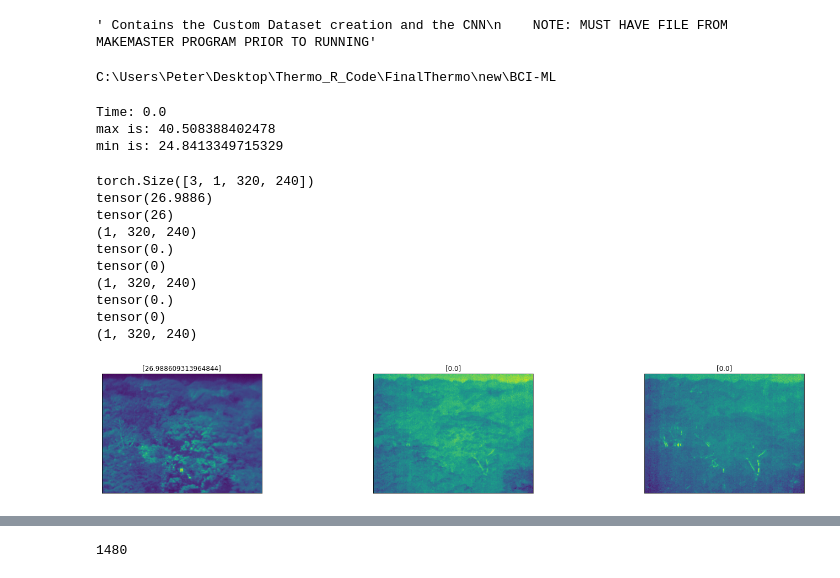
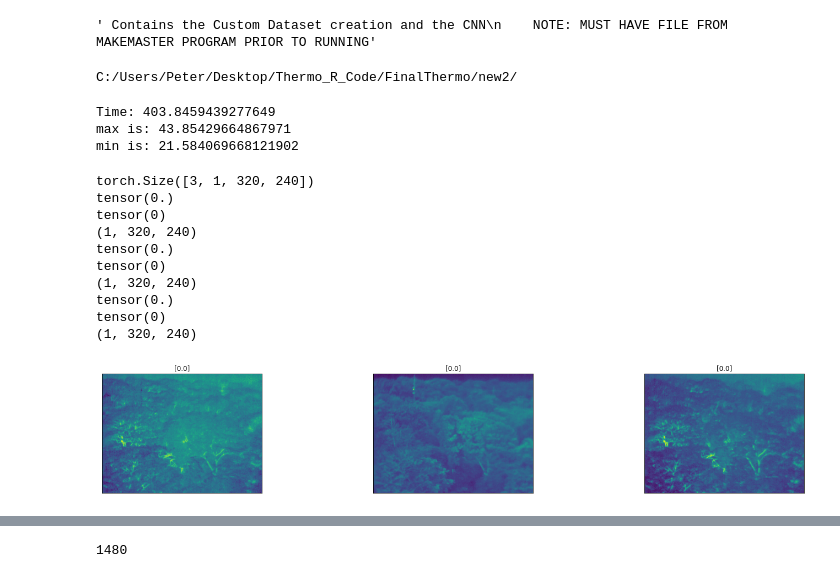
Before and after one commit to PJKarras/BCI-ML, a Jupyter notebook: Dataset_CNN_fin3_native.ipynb, the cells around one changed output, grey strips where cells are left out. Drawn from its saved outputs; the diff is of its cells as text; code cells hidden in the pictures.

Commit message:
New Trained Models

```diff
--- a/Dataset_CNN_fin3_native.ipynb
+++ b/Dataset_CNN_fin3_native.ipynb
@@ -29,9 +29,12 @@ from torch.utils.data.dataset import Dataset  # For custom datasets
 # Issues with directories, use this to reset cwd and then move into desired directory
 #os.chdir("/content")
 startingDir = os.getcwd()
+if startingDir != r"C:/Users/Peter/Desktop/Thermo_R_Code/FinalThermo/new2/":
+    startingDir = r"C:/Users/Peter/Desktop/Thermo_R_Code/FinalThermo/new2/"
 print(startingDir)
+csvfilesMLLocation = r"C:/Users/Peter/Desktop/Thermo_R_Code/FinalThermo/new2/csvdata9000"
 # %% [output]
-C:\Users\Peter\Desktop\Thermo_R_Code\FinalThermo\new\BCI-ML
+C:/Users/Peter/Desktop/Thermo_R_Code/FinalThermo/new2/
 # %%
 """ CREATE CUSTOM DATASET """
 # Pulls from pool of 900 thermal images
@@ -105,8 +107,7 @@ os.chdir(startingDir)
 # Using advice of 4 workers per GPU
 # Getting errors with any # of workers > 0
 num_workers = 0
-# How many samples per batch to load
-batch_size = 3
+
 # Proportion of training set to use for validation and testing
 # Note: this will be split in equal halves, one for validation, one for testing
 valid_and_test_proportion = 0.3
@@ -116,7 +117,7 @@ valid_and_test_proportion = 0.3
 transformations = transforms.Compose([transforms.ToTensor()])
 # Define custom datasets, for training and for testing
 # Note: Will be using 10,000 data for testing, 50,000 data for training in future
-masterfileMLLocation = r"C:/Users/Peter/Desktop/Thermo_R_Code/FinalThermo/new2/csvdata933/populatedGPPs.csv"
+masterfileMLLocation = csvfilesMLLocation + r"/populatedGPPs.csv"
 BCIDataset = BCIDataset2(masterfileMLLocation)
 
 # Obtain indices for training, validation and testing datasets
@@ -137,13 +138,6 @@ train_sampler = SubsetRandomSampler(train_indices)
 valid_sampler = SubsetRandomSampler(valid_indices)
 test_sampler = SubsetRandomSampler(test_indices)
 
-# Prepare data loaders
-train_loader = torch.utils.data.DataLoader(BCIDataset, batch_size=batch_size,
-                                           sampler=train_sampler, num_workers=num_workers, pin_memory=True)
-valid_loader = torch.utils.data.DataLoader(BCIDataset, batch_size=batch_size,
-                                           sampler=valid_sampler, num_workers=num_workers, pin_memory=True)
-test_loader = torch.utils.data.DataLoader(BCIDataset, batch_size=batch_size,
-                                           sampler=test_sampler, num_workers=num_workers, pin_memory=True)
 
 #Time: 401.0922603607178s for 10,000 files
 #max is: 43.8977567043499
@@ -157,15 +151,28 @@ test_loader = torch.utils.data.DataLoader(BCIDataset, batch_size=batch_size,
 # Time: 33.11633038520813 for 933 files
 # max is: 40.3920694022969
 # min is: 24.8413349715329
+# Time: for 9000 files
+# max is: 43.85429664867971
+# min is: 21.584069668121902
 # %% [output]
-Time: 0.0
-max is: 40.508388402478
-min is: 24.8413349715329
+Time: 403.8459439277649
+max is: 43.85429664867971
+min is: 21.584069668121902
+# %%
+# How many samples per batch to load
+batch_size = 80
+# Prepare data loaders
+train_loader = torch.utils.data.DataLoader(BCIDataset, batch_size=batch_size,
+                                           sampler=train_sampler, num_workers=num_workers, pin_memory=True)
+valid_loader = torch.utils.data.DataLoader(BCIDataset, batch_size=batch_size,
+                                           sampler=valid_sampler, num_workers=num_workers, pin_memory=True)
+test_loader = torch.utils.data.DataLoader(BCIDataset, batch_size=batch_size,
+                                           sampler=test_sampler, num_workers=num_workers, pin_memory=True)
 # %%
 """ VISUALIZE A BATCH OF THE DATA
     Taken straight from dataloader """
 os.chdir(startingDir)
-csvfilesMLLocation = r"C:/Users/Peter/Desktop/Thermo_R_Code/FinalThermo/new2/csvdata933"
+#csvfilesMLLocation = r"C:/Users/Peter/Desktop/Thermo_R_Code/FinalThermo/new2/csvdata10000"
 os.chdir(csvfilesMLLocation)
 
 import matplotlib.pyplot as plt
@@ -180,36 +187,36 @@ type(dataiter)
 images, labels = dataiter.next()
 print(images.shape)
 images = images.numpy() # convert images to numpy for display
 #print(images)
 
     # print(images[1].shape)
     # imgtoshow = Image.fromarray(images[1], 'L')
     # imgtoshow.show()
 
 # Plot the images in the batch, along with the corresponding labels
 fig = plt.figure(figsize=(25, 4))
 # Display 3 images
 for idx in np.arange(batch_size):
     ax = fig.add_subplot(1, 3, idx+1, xticks=[], yticks=[])
     imshow(images[idx])
     print(labels[idx])
     print(labels[idx].long())
     ax.set_title([labels[idx].item()])
     # Save Images for inspection
     print(images[idx].shape)
 os.chdir(startingDir)
 # %% [output]
 torch.Size([3, 1, 320, 240])
-tensor(26.9886)
-tensor(26)
+tensor(0.)
+tensor(0)
 (1, 320, 240)
 tensor(0.)
 tensor(0)
 (1, 320, 240)
 tensor(0.)
 tensor(0)
 (1, 320, 240)
-[figure, old version]
+[figure, new version]
 # %%
 """Working network"""
 class BCIModel(nn.Module):
```
Also changed, not shown: parts of 14 cells of this notebook, 6 other files.
